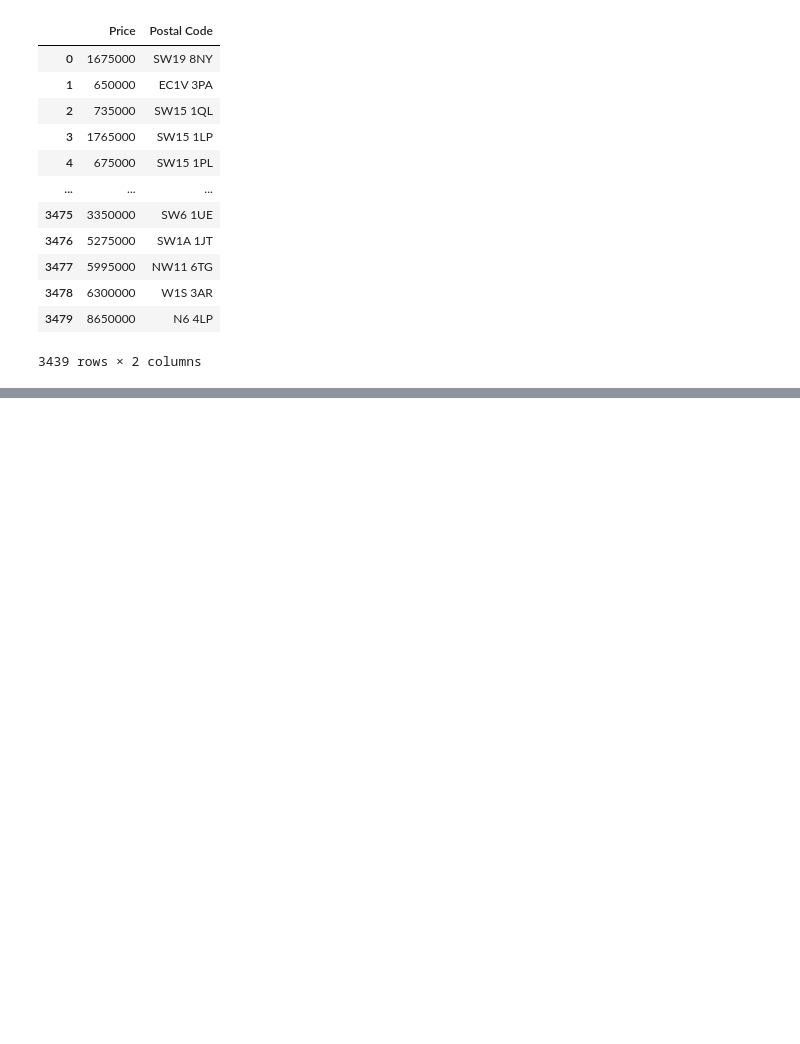
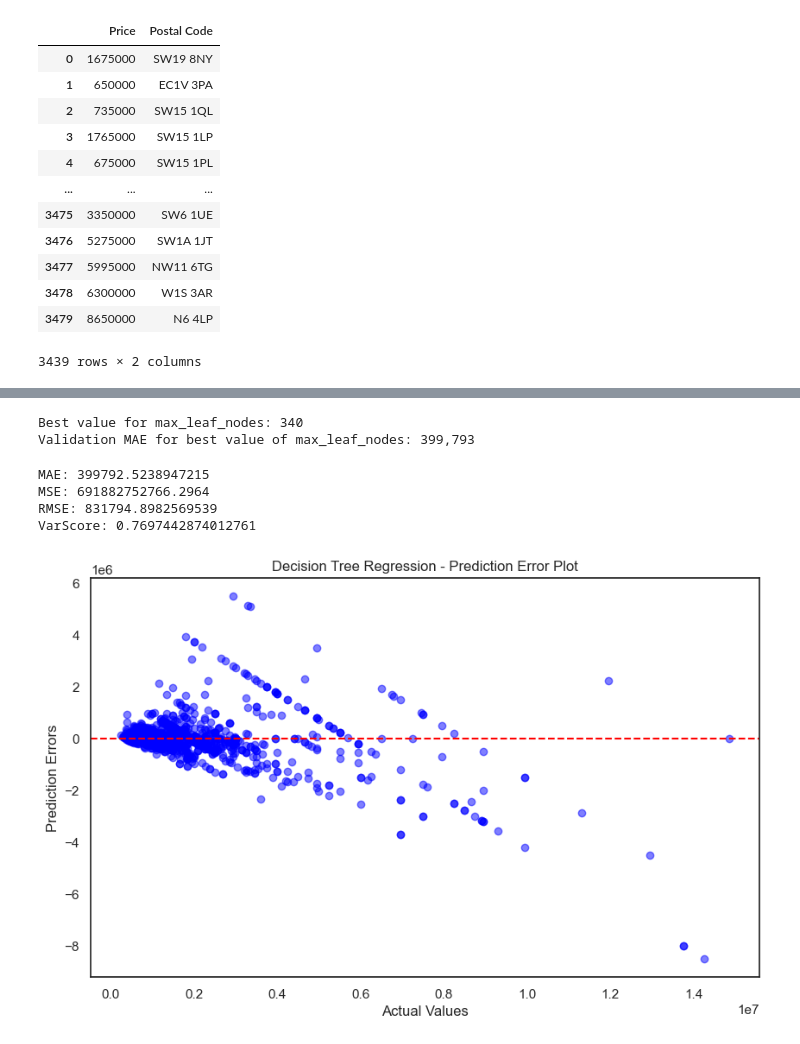
Before and after one commit to magnus-wright/House-Price-Prediction-Model, a Jupyter notebook: price_prediction.ipynb, the cells around one changed output, grey strips where cells are left out. Saved outputs shown, nothing was run; the diff lists cells and outputs as text; code cells hidden in the pictures; blank space fills up the shorter version.

```diff
--- a/price_prediction.ipynb
+++ b/price_prediction.ipynb
@@ -329,0 +344,4 @@ geo_df[['Latitude', 'Longitude']] = geo_df.apply(lambda x: my_geocoder(x['Postal
+# %%
+
+house_data =  pd.merge(df, geo_df, on='Postal Code', how='left')
+house_data.head()
@@ -329,0 +416,56 @@ geo_df[['Latitude', 'Longitude']] = geo_df.apply(lambda x: my_geocoder(x['Postal
+# %%
+from sklearn.model_selection import GridSearchCV
+from sklearn.tree import DecisionTreeRegressor
+
+
+# Specify the range of max_leaf_nodes to search
+param_grid = {'max_leaf_nodes': range(2, 500)}
+
+# Instantiate the DecisionTreeRegressor
+house_model = DecisionTreeRegressor(random_state=1)
+
+# Instantiate GridSearchCV
+grid_search = GridSearchCV(house_model, param_grid, cv=5, scoring='neg_mean_absolute_error')
+
+# Fit the model
+grid_search.fit(train_X, train_y)
+
+# Get the best parameter
+best_max_leaf_nodes = grid_search.best_params_['max_leaf_nodes']
+print("Best value for max_leaf_nodes:", best_max_leaf_nodes)
+
+# Train the model with the best parameter
+house_model = DecisionTreeRegressor(max_leaf_nodes=best_max_leaf_nodes, random_state=1)
+house_model.fit(train_X, train_y)
+
+# Make predictions and calculate mean absolute error
+val_predictions = house_model.predict(val_X)
+val_mae = mean_absolute_error(val_predictions, val_y)
+print("Validation MAE for best value of max_leaf_nodes: {:,.0f}".format(val_mae))
+# %% [output]
+Best value for max_leaf_nodes: 340
+Validation MAE for best value of max_leaf_nodes: 399,793
+# %%
+print('MAE:', metrics.mean_absolute_error(val_y, val_predictions))
+print('MSE:', metrics.mean_squared_error(val_y, val_predictions))
+print('RMSE:', np.sqrt(metrics.mean_squared_error(val_y, val_predictions)))
+print('VarScore:',metrics.explained_variance_score(val_y, val_predictions))
+# %% [output]
+MAE: 399792.5238947215
+MSE: 691882752766.2964
+RMSE: 831794.8982569539
+VarScore: 0.7697442874012761
+# %%
+# Calculate prediction errors
+errors = val_predictions - val_y
+
+# Plot the prediction errors
+plt.figure(figsize=(10, 6))
+plt.scatter(val_y, errors, color='blue', alpha=0.5)
+plt.axhline(y=0, color='red', linestyle='--')
+plt.title("Decision Tree Regression - Prediction Error Plot")
+plt.xlabel("Actual Values")
+plt.ylabel("Prediction Errors")
+plt.show()
+# %% [output]
+[figure, added]
```
Also changed, not shown: parts of 11 cells of this notebook.
